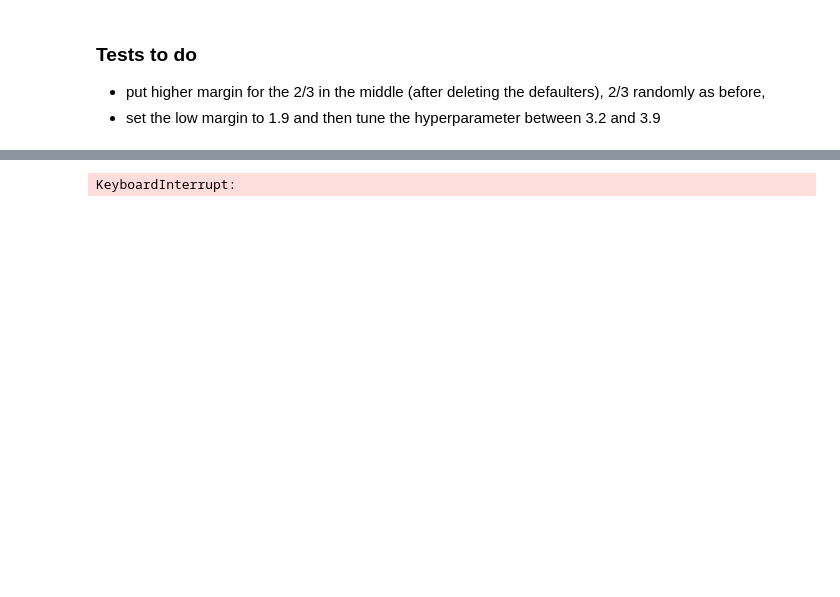
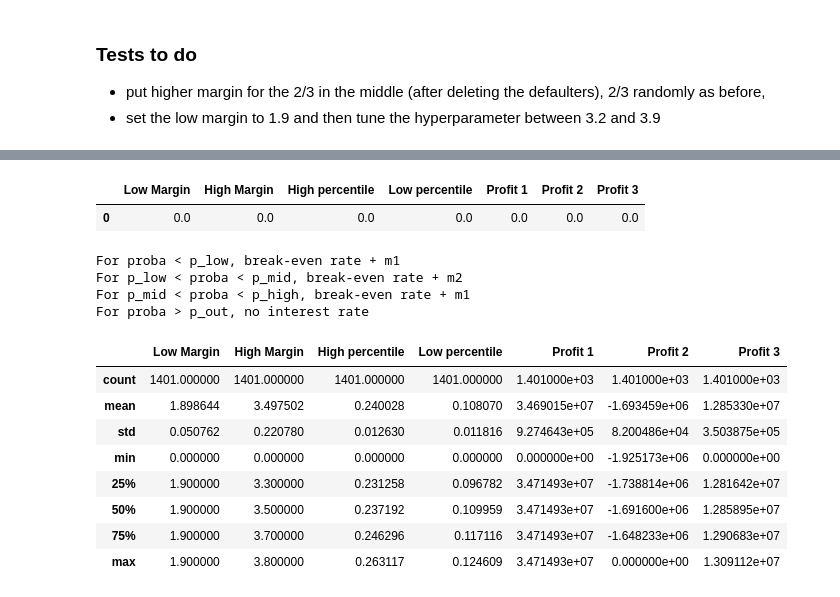
Before and after one commit to SalahMah1/finance_project_hec, a Jupyter notebook: profit_prediction_round2.ipynb, the cells around one changed output, grey strips where cells are left out. Saved outputs shown, nothing was run; the diff lists cells and outputs as text; code cells hidden in the pictures; blank space fills up the shorter version.

Commit message:
Update strategy simulations

```diff
--- a/profit_prediction_round2.ipynb
+++ b/profit_prediction_round2.ipynb
@@ -177,25 +186,63 @@ def test_strategy_middle(df, proba, m1, m2, p_mid, p_out, nb_simulations):
         profits.iat[n,2] = profit[2]
 
     return profits
+# %%
+sim_results = pd.DataFrame({'Low Margin': [], 'High Margin': [], 'High percentile': [], 'Low percentile': [], 'Profit 1': [], 'Profit 2': [], 'Profit 3': []})
+sim_results.append(pd.DataFrame([np.concatenate((np.array([0,0,0,0]),np.array([0,0,0])))], columns=sim_results.columns))
+# %% [output]
+|  | Low Margin | High Margin | High percentile | Low percentile | Profit 1 | Profit 2 | Profit 3 |
+| 0 | 0.0 | 0.0 | 0.0 | 0.0 | 0.0 | 0.0 | 0.0 |
 # %%
-sim_results = pd.DataFrame({'Low Margin': [], 'High Margin': [], 'High percentile': [], 'Low percentile': [], 'Profit 1': [], 'Profit 2': [], 'Profit 3': []})
+sim_results = pd.DataFrame({'Low Margin': [], 'High Margin': [], 'High percentile': [], 'Mid percentile': [], 'Low percentile': [], 'Profit 1': [], 'Profit 2': [], 'Profit 3': []})
 
+print('For proba < p_low, break-even rate + m1')
+print('For p_low < proba < p_mid, break-even rate + m2')
+print('For p_mid < proba < p_high, break-even rate + m1')
+print('For proba > p_out, no interest rate')
+
+i=0
+sim_outputs = np.zeros((8,))
 m1=1.9
 from tqdm import tqdm
-for m2 in tqdm([3.2, 3.3, 3.4, 3.5, 3.6, 3.7, 3.8]):
-    for perc_out in tqdm(np.linspace(75, 85, 10)):
-        for perc_mid in tqdm(np.linspace(5, 25, 20)):
-            p_mid = np.percentile(proba['prediction'], perc_mid)
-            p_out = np.percentile(proba['prediction'], perc_out)
-            results = pd.read_csv('profit_12.csv')
-            results.set_index(['id'], inplace=True)
-            profits = test_strategy_middle(results, proba, m1, m2, p_mid, p_out, nb_simulations=10)
-            print('For proba <', p_mid, 'break-even rate +', m2)
-            print('For ', p_mid, '< proba <', p_out, 'break-even rate +', m1)
-            print('For proba >', p_out, 'no interest rate')
-            sim_results.append(pd.DataFrame([np.concatenate((np.array([m1,m2,p_out,p_mid]),profits.mean().values))], columns=sim_results.columns))
+for m2 in tqdm([3.2, 3.5, 3.8]):
+    for perc_high in tqdm(np.linspace(70, 85, 5)):
+        for perc_mid in tqdm(np.linspace(30, 70, 10)):
+            for perc_low in tqdm(np.linspace(0, 30, 10)):
+                p_low = np.percentile(proba['prediction'], perc_low)
+                p_mid = np.percentile(proba['prediction'], perc_mid)
+                p_high = np.percentile(proba['prediction'], perc_high)
+                results = pd.read_csv('profit_12.csv')
+                results.set_index(['id'], inplace=True)
+                profits = test_strategy_middle(results, proba, m1, m2, p_low, p_mid, p_high, nb_simulations=5)
+                sim_output = np.concatenate((np.array([m1,m2,p_low, p_mid, p_high,]),np.array(profits.mean().values)))
+                sim_outputs = np.vstack((sim_outputs, sim_output))
 # %% [output]
-KeyboardInterrupt:
+For proba < p_low, break-even rate + m1
+For p_low < proba < p_mid, break-even rate + m2
+For p_mid < proba < p_high, break-even rate + m1
+For proba > p_out, no interest rate
+# %%
+sim_results = pd.DataFrame(sim_outputs)
+
+sim_results.columns = ['Low Margin', 'High Margin', 'High percentile', 'Low percentile', 'Profit 1', 'Profit 2', 'Profit 3']
+# %%
+# hyperparameters: high margin, low percentile, mid percentile, high percentile (percentiles based on default probabilities)
+# distribution of interest rates:
+# bellow low percentile (less probability to default): interest rate = break-even + low margin --> to maximise market share
+# between low percentile, mid percentile: interest rate = break-even + high margin --> to maximise return
+# between mis percentile, high percentile: interest rate = break-even + low margin --> to minimise risk
+# above high percentile: no interest rate --> to avoid risk
+sim_results.describe()
+# %% [output]
+|  | Low Margin | High Margin | High percentile | Low percentile | Profit 1 | Profit 2 | Profit 3 |
+| count | 1401.000000 | 1401.000000 | 1401.000000 | 1401.000000 | 1.401000e+03 | 1.401000e+03 | 1.401000e+03 |
+| mean | 1.898644 | 3.497502 | 0.240028 | 0.108070 | 3.469015e+07 | -1.693459e+06 | 1.285330e+07 |
+| std | 0.050762 | 0.220780 | 0.012630 | 0.011816 | 9.274643e+05 | 8.200486e+04 | 3.503875e+05 |
+| min | 0.000000 | 0.000000 | 0.000000 | 0.000000 | 0.000000e+00 | -1.925173e+06 | 0.000000e+00 |
+| 25% | 1.900000 | 3.300000 | 0.231258 | 0.096782 | 3.471493e+07 | -1.738814e+06 | 1.281642e+07 |
+| 50% | 1.900000 | 3.500000 | 0.237192 | 0.109959 | 3.471493e+07 | -1.691600e+06 | 1.285895e+07 |
+| 75% | 1.900000 | 3.700000 | 0.246296 | 0.117116 | 3.471493e+07 | -1.648233e+06 | 1.290683e+07 |
+| max | 1.900000 | 3.800000 | 0.263117 | 0.124609 | 3.471493e+07 | 0.000000e+00 | 1.309112e+07 |
 # %%
 sim_results
 # %% [output]
```
Also changed, not shown: parts of 7 cells of this notebook.
